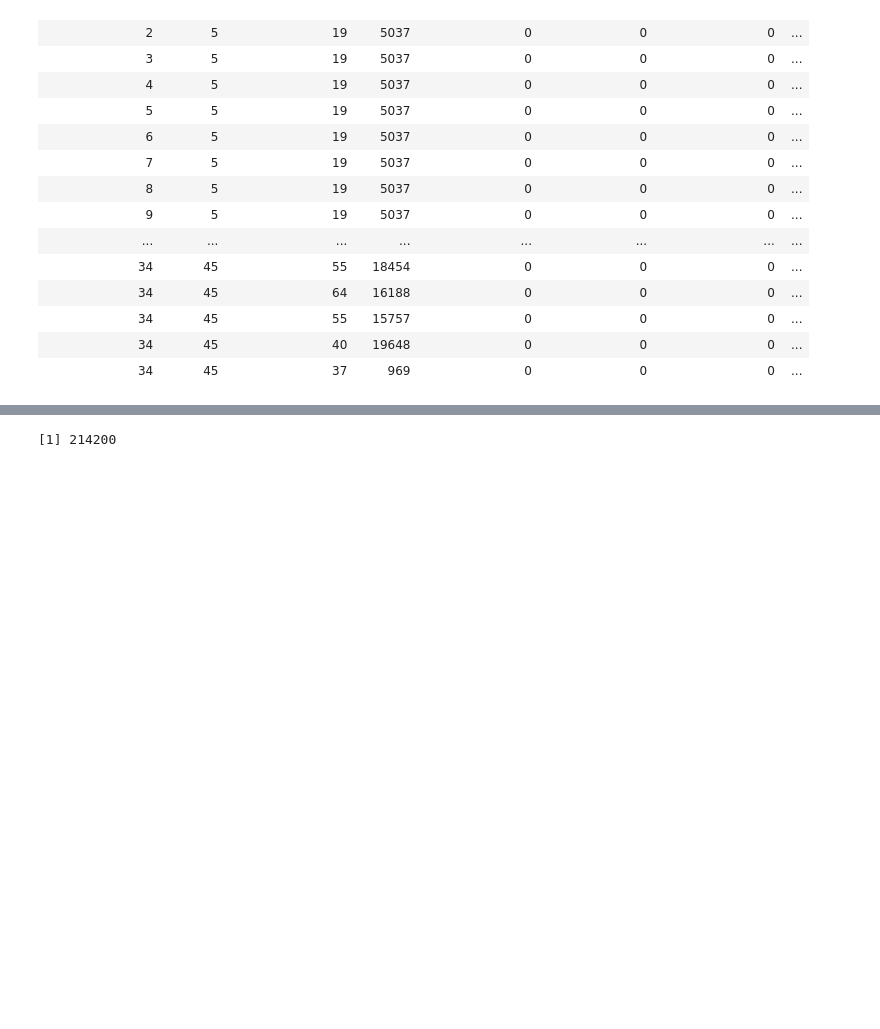
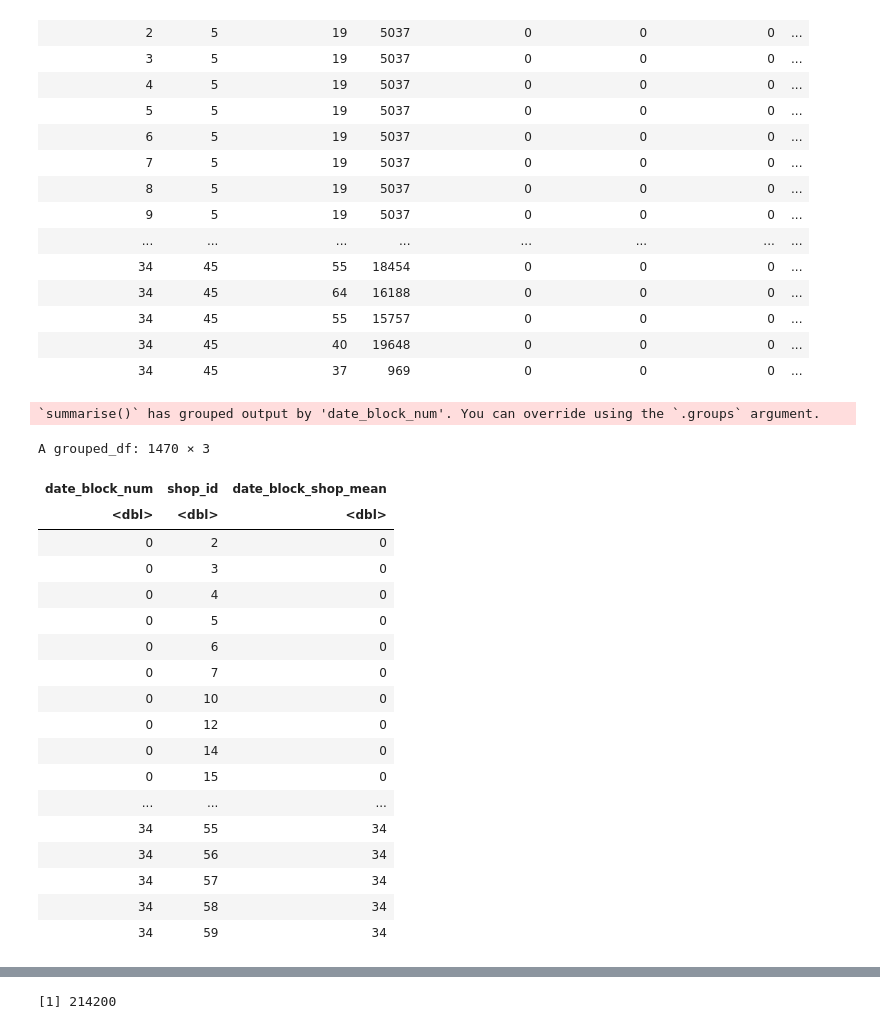
Before and after one commit to ss3468/CS636_Final_Project, a Jupyter notebook: Final_Project_sales.ipynb, the cells around one changed output, grey strips where cells are left out. Saved outputs shown, nothing was run; the diff lists cells and outputs as text; code cells hidden in the pictures; blank space fills up the shorter version.

```diff
--- a/Final_Project_sales.ipynb
+++ b/Final_Project_sales.ipynb
@@ -174,4 +174,30 @@ A data.frame: 7497000 × 9
 | 34 | 45 | 55 | 15757 | 0 | 0 | 0 | ... |
 | 34 | 45 | 40 | 19648 | 0 | 0 | 0 | ... |
 | 34 | 45 | 37 | 969 | 0 | 0 | 0 | ... |
+# %%
+date_block_shop_mean<-train_monthly%>%group_by(date_block_num,shop_id)%>%summarize(date_block_shop_mean=mean(date_block_num))
+date_block_shop_mean
+train_monthly<-train_monthly%>%left_join(date_block_shop_mean,by=c('date_block_num', 'shop_id'))
+train_monthly[is.na(train_monthly)]<-0
+# %% [output]
+`summarise()` has grouped output by 'date_block_num'. You can override using the `.groups` argument.
+A grouped_df: 1470 × 3
+| date_block_num | shop_id | date_block_shop_mean |
+| <dbl> | <dbl> | <dbl> |
+| 0 | 2 | 0 |
+| 0 | 3 | 0 |
+| 0 | 4 | 0 |
+| 0 | 5 | 0 |
+| 0 | 6 | 0 |
+| 0 | 7 | 0 |
+| 0 | 10 | 0 |
+| 0 | 12 | 0 |
+| 0 | 14 | 0 |
+| 0 | 15 | 0 |
+| ... | ... | ... |
+| 34 | 55 | 34 |
+| 34 | 56 | 34 |
+| 34 | 57 | 34 |
+| 34 | 58 | 34 |
+| 34 | 59 | 34 |
 # %%
```
Also changed, not shown: parts of 7 cells of this notebook.
